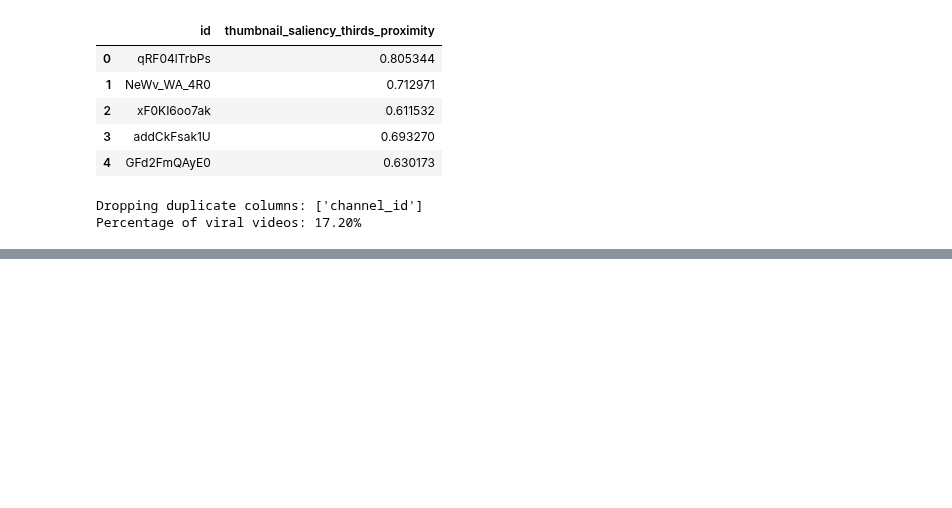
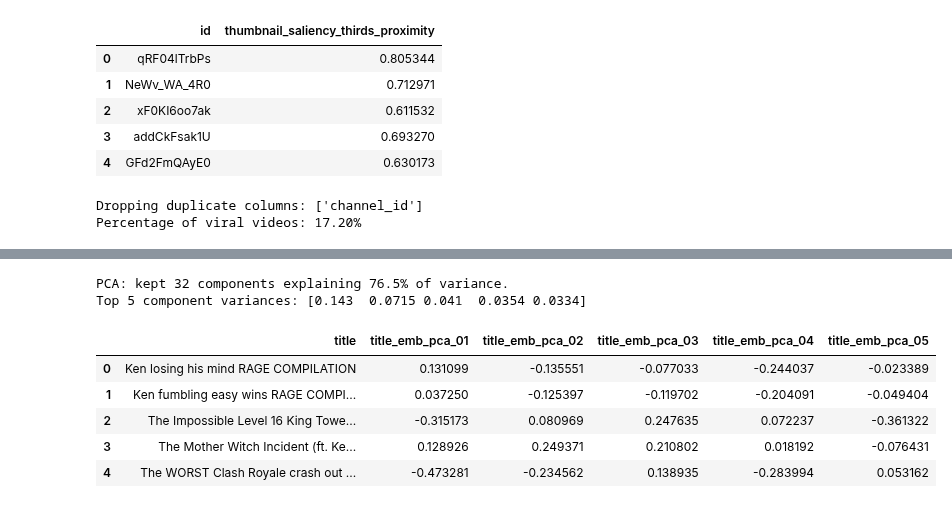
Before and after one commit to rithikkulkarni/Video-Virality, a Jupyter notebook: feature_v2.ipynb, the cells around one changed output, grey strips where cells are left out. Drawn from its saved outputs; the diff is of its cells as text; code cells hidden in the pictures; blank space fills up the shorter version.

```diff
--- a/feature_v2.ipynb
+++ b/feature_v2.ipynb
@@ -717,0 +1014,67 @@ Index(['tags', 'title', 'thumbnail_colorfulness', 'thumbnail_brightness',
+# %%
+##### Creates Semantic Embeddings (32-column vectorized embedddings PCA'd from a 768-d vector)
+
+# Install/load deps
+try:
+    from sentence_transformers import SentenceTransformer
+except Exception:
+    !pip install -q sentence-transformers
+    from sentence_transformers import SentenceTransformer
+
+try:
+    from sklearn.decomposition import PCA
+except Exception:
+    !pip install -q scikit-learn
+    from sklearn.decomposition import PCA
+
+import numpy as np
+import pandas as pd
+import torch
+
+# Encode titles with a 768-d Sentence-BERT
+MODEL_NAME = "sentence-transformers/all-mpnet-base-v2"  # 768-D
+device = "cuda" if torch.cuda.is_available() else "cpu"
+sbert = SentenceTransformer(MODEL_NAME, device=device)
+
+titles = df["title"].astype(str).fillna("").tolist()
+
+embeddings = sbert.encode(
+    titles,
+    batch_size=64,
+    show_progress_bar=False,
+    convert_to_numpy=True,
+    # L2-normalize; good for cosine and PCA stability
+    normalize_embeddings=True,
+)
+
+# PCA → 32D (prototype: fit on all data)
+# For production: fit PCA on TRAIN ONLY, then pca.transform on val/test.
+N = 32
+pca = PCA(n_components=N, svd_solver="auto", random_state=42)
+title_pcs = pca.fit_transform(embeddings)  # shape: [num_rows, 32]
+
+# Attach to df
+pc_cols = [f"title_emb_pca_{i:02d}" for i in range(1, N+1)]
+# If re-running, avoid duplicate columns
+for c in pc_cols:
+    if c in df.columns:
+        df.drop(columns=[c], inplace=True)
+
+df[pc_cols] = pd.DataFrame(title_pcs, index=df.index)
+
+# Report explained variance
+explained = float(pca.explained_variance_ratio_.sum() * 100.0)
+print(f"PCA: kept {N} components explaining {explained:.1f}% of variance.")
+print("Top 5 component variances:", np.round(pca.explained_variance_ratio_[:5], 4))
+
+# Feature preview
+df[["title"] + pc_cols[:5]].head()
+# %% [output]
+PCA: kept 32 components explaining 76.5% of variance.
+Top 5 component variances: [0.143  0.0715 0.041  0.0354 0.0334]
+|  | title | title_emb_pca_01 | title_emb_pca_02 | title_emb_pca_03 | title_emb_pca_04 | title_emb_pca_05 |
+| 0 | Ken losing his mind RAGE COMPILATION | 0.131099 | -0.135551 | -0.077033 | -0.244037 | -0.023389 |
+| 1 | Ken fumbling easy wins RAGE COMPI... | 0.037250 | -0.125397 | -0.119702 | -0.204091 | -0.049404 |
+| 2 | The Impossible Level 16 King Towe... | -0.315173 | 0.080969 | 0.247635 | 0.072237 | -0.361322 |
+| 3 | The Mother Witch Incident (ft. Ke... | 0.128926 | 0.249371 | 0.210802 | 0.018192 | -0.076431 |
+| 4 | The WORST Clash Royale crash out ... | -0.473281 | -0.234562 | 0.138935 | -0.283994 | 0.053162 |
```
Also changed, not shown: parts of 13 cells of this notebook.
